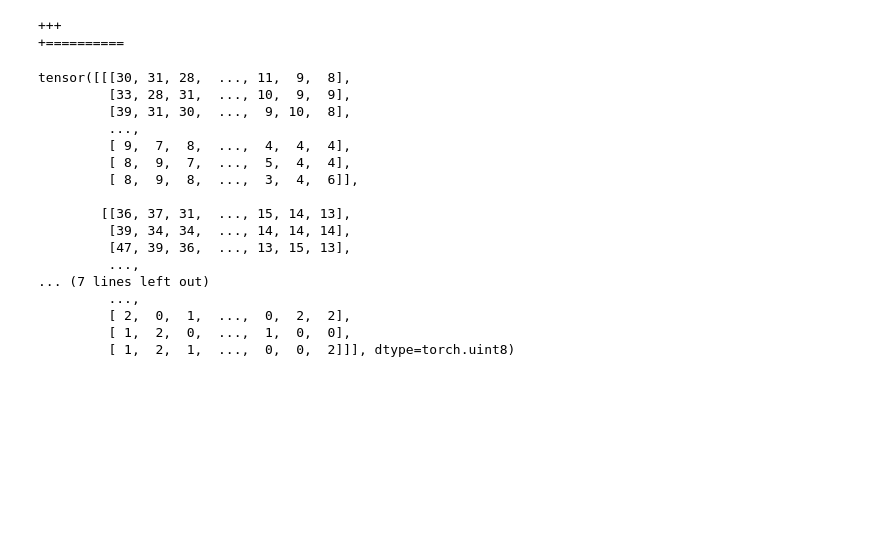
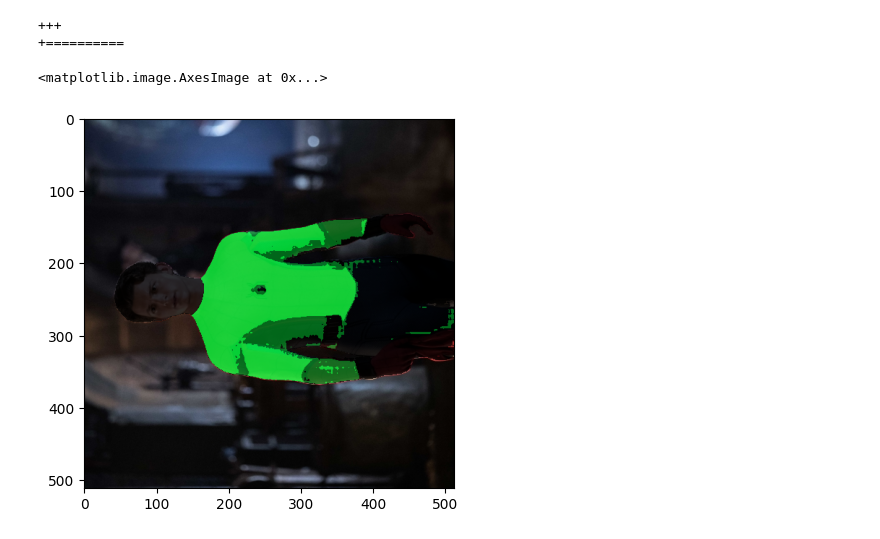
Before and after one commit to andrei-g-git/cape-swap-server, a Jupyter notebook: Untitled-1.ipynb, the cells around one changed output. Saved outputs shown, nothing was run; the diff lists cells and outputs as text; code cells hidden in the pictures; blank space fills up the shorter version.

Commit message:
test face+hair segmentation libraries

```diff
--- a/Untitled-1.ipynb
+++ b/Untitled-1.ipynb
@@ -4,10 +4,10 @@ from PIL import Image
 from torch import no_grad
 import cv2
 import torch
-from torchvision.utils import draw_segmentation_masks
+from torchvision.utils import draw_segmentation_masks, save_image
 from torchvision.io import read_image
-
-
+import matplotlib.pyplot as plt
+import numpy as np
 
 
 
@@ -18,48 +18,43 @@ processor = SamProcessor.from_pretrained(model_name)
 image_path = './images/spiderman.jpg'
 raw_image = Image.open(image_path).convert('RGB')
 input_points = [[[256, 256]]]
 
 inputs = processor(
     raw_image,
     input_points=input_points,
     return_tensors='pt'
 )\
     .to('cpu')
 
 with no_grad():
     outputs = sam(**inputs)
 
 masks = processor.image_processor.post_process_masks(
     outputs.pred_masks.cpu(),
     inputs['original_sizes'].cpu(),
     inputs['reshaped_input_sizes'].cpu()
 )
 
 scores = outputs.iou_scores
 
 masks[0].shape
 print('+++')
 spiderman = read_image('images/spiderman.jpg')
 msk = torch.reshape(masks[0], (3, 512, 512))
 print('+==========')
-#draw_segmentation_masks(spiderman, msk)
+msk_img = draw_segmentation_masks(spiderman, msk)
+
+#cv2.imwrite(msk_img, 'images/masked_spiderman.png')
+
+save_image(msk_img.float(), 'images/masked_spiderman.png')
+
+
+msk_img = msk_img.permute(2,1,0)
+
+msk_img.shape
+plt.imshow(msk_img.detach().cpu().numpy())
 # %% [output]
 +++
 +==========
-tensor([[[30, 31, 28,  ..., 11,  9,  8],
-         [33, 28, 31,  ..., 10,  9,  9],
-         [39, 31, 30,  ...,  9, 10,  8],
-         ...,
-         [ 9,  7,  8,  ...,  4,  4,  4],
-         [ 8,  9,  7,  ...,  5,  4,  4],
-         [ 8,  9,  8,  ...,  3,  4,  6]],
-
-        [[36, 37, 31,  ..., 15, 14, 13],
-         [39, 34, 34,  ..., 14, 14, 14],
-         [47, 39, 36,  ..., 13, 15, 13],
-         ...,
-... (7 lines left out)
-         ...,
-         [ 2,  0,  1,  ...,  0,  2,  2],
-         [ 1,  2,  0,  ...,  1,  0,  0],
-         [ 1,  2,  1,  ...,  0,  0,  2]]], dtype=torch.uint8)
+<matplotlib.image.AxesImage at 0x...>
+[figure, added]
```
Also changed, not shown: 15 other files.
